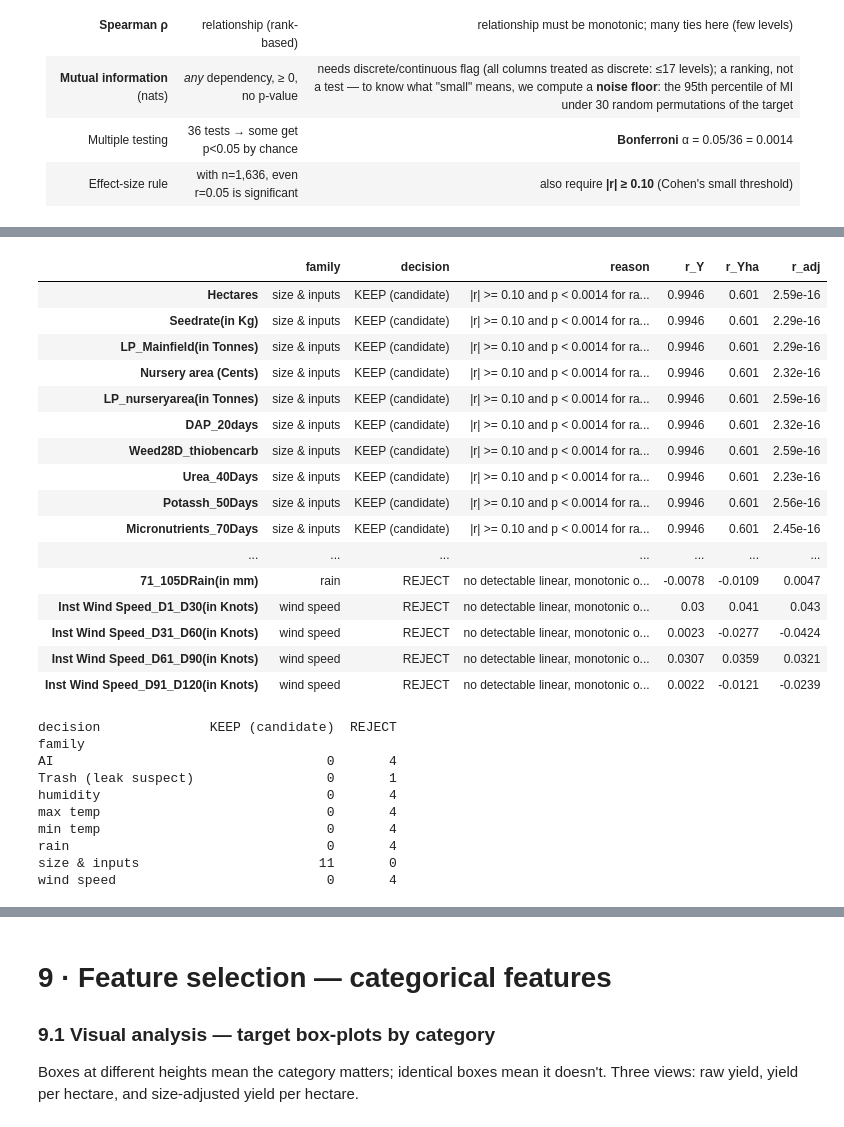
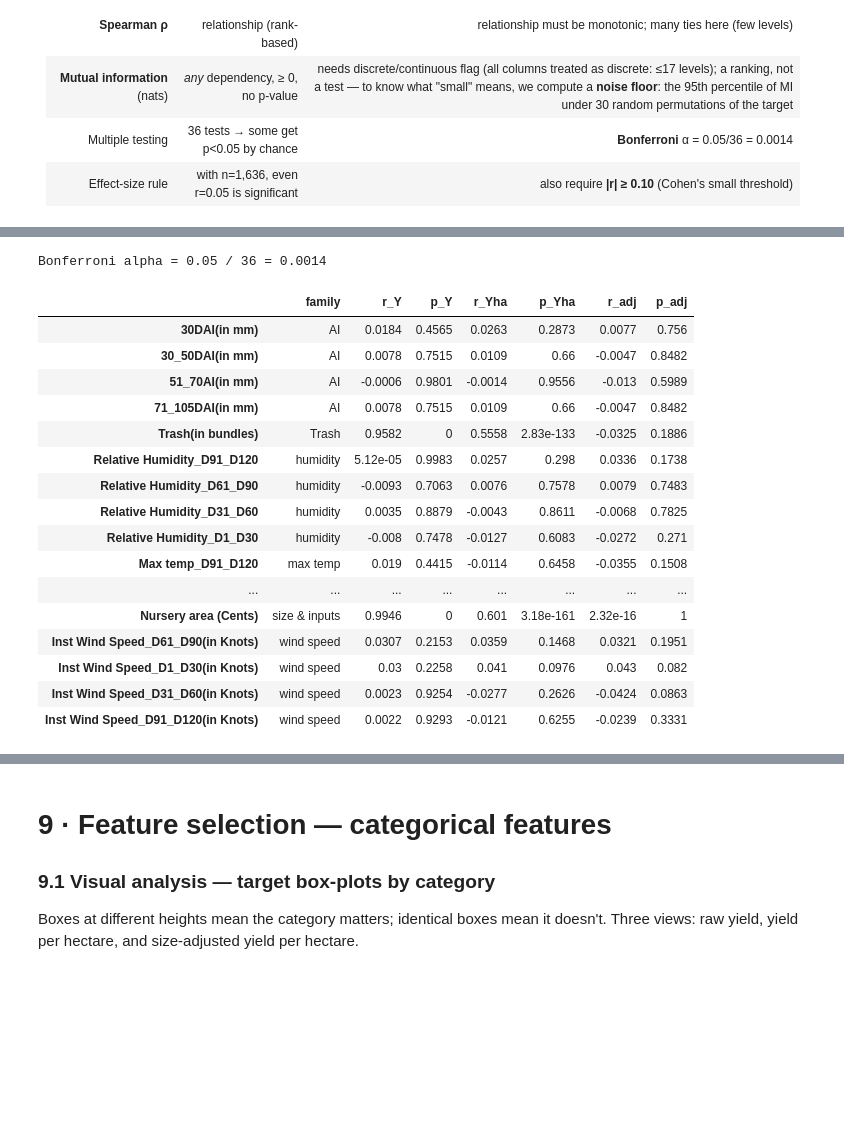
Before and after one commit to phattanaratjeedjeen-sudo/paddy, a Jupyter notebook: src/paddy_ML_regression.ipynb, the cells around one changed output, grey strips where cells are left out. Saved outputs shown, nothing was run; the diff lists cells and outputs as text; code cells hidden in the pictures; blank space fills up the shorter version.

```diff
--- a/src/paddy_ML_regression.ipynb
+++ b/src/paddy_ML_regression.ipynb
@@ -914,50 +904,40 @@ corr(Trash, size-adjusted yield per ha)              = -0.033  (p = 0.19)   <- s
 corr(Trash, yield per ha) inside each plot size: {1: 0.09, 2: -0.03, 3: 0.05, 4: -0.01, 5: -0.2, 6: -0.44}
 Trash per hectare takes the values [80.0, 90.0, 100.0]
 # %%
-# ---- 8.3 continuous feature summary ----
+# ---- 8.3 continuous feature summary (statistics only) ----
 alpha_b = 0.05 / len(NUM)
+print(f'Bonferroni alpha = 0.05 / {len(NUM)} = {alpha_b:.4f}')
+
 def family(c):
     return ('size & inputs' if c == 'Hectares' or c in INPUTS else 'rain' if c in RAIN else 'AI' if c in AI else 'min temp' if c in TMIN else 'max temp' if c in TMAX
-            else 'wind speed' if c in WIND else 'humidity' if c in RH else 'Trash (leak suspect)')
-def decide(c):
-    t = ct_tab.loc[c]
-    if c == TRASH: return 'REJECT', 'leakage: harvest by-product (Section 1.4); its correlation with yield comes only through plot size'
-    sig = lambda r, p: abs(r) >= 0.10 and p < alpha_b
-    sigY, sigH, sigA = sig(t.r_Y, t.p_Y), sig(t.r_Yha, t.p_Yha), sig(t.r_adj, t.p_adj)
-    miY, miH, miA = t.MI_Y > t.MI_Y_floor, t.MI_Yha > t.MI_Yha_floor, t.MI_adj > t.MI_adj_floor
-    if sigY or sigH or sigA: return 'KEEP (candidate)', f"|r| >= 0.10 and p < {alpha_b:.4f} for " + ' / '.join(n for n, f in [('raw yield', sigY), ('yield/ha', sigH), ('size-adjusted yield/ha', sigA)] if f)
-    if miY or miH or miA: return 'WEAK', 'MI above the noise floor but no linear/monotonic effect'
-    return 'REJECT', 'no detectable linear, monotonic or MI relationship with any of the three targets'
+            else 'wind speed' if c in WIND else 'humidity' if c in RH else 'Trash')
 
-summ = pd.DataFrame({c: (family(c),) + decide(c) for c in NUM}, index=['family', 'decision', 'reason']).T
-summ['r_Y'] = ct_tab.r_Y; summ['r_Yha'] = ct_tab.r_Yha; summ['r_adj'] = ct_tab.r_adj
-display(summ.sort_values(['decision', 'family']))
-print(summ.groupby(['family', 'decision']).size().unstack(fill_value=0))
+summ = pd.DataFrame({'family': {c: family(c) for c in NUM}})
+for k in ['r_Y', 'p_Y', 'r_Yha', 'p_Yha', 'r_adj', 'p_adj']: summ[k] = ct_tab[k]
+display(summ.sort_values('family'))
+
+mi_above = pd.Series({c: bool((ct_tab.loc[c, 'MI_Y'] > ct_tab.loc[c, 'MI_Y_floor']) or (ct_tab.loc[c, 'MI_Yha'] > ct_tab.loc[c, 'MI_Yha_floor'])
+                             or (ct_tab.loc[c, 'MI_adj'] > ct_tab.loc[c, 'MI_adj_floor'])) for c in NUM})
+g = summ.assign(**{f'abs_{k}': summ[k].abs() for k in ('r_Y', 'r_Yha', 'r_adj')}).groupby('family')
+display(pd.DataFrame({'n': g.size(), 'max |r_Y|': g.abs_r_Y.max(), 'max |r_Yha|': g.abs_r_Yha.max(), 'max |r_adj|': g.abs_r_adj.max(),
+                      'min p_Y': g.p_Y.min(), 'min p_Yha': g.p_Yha.min(), 'min p_adj': g.p_adj.min(),
+                      'n with MI above floor (any target)': mi_above.groupby(summ.family).sum()}))
 # %% [output]
+Bonferroni alpha = 0.05 / 36 = 0.0014
-|  | family | decision | reason | r_Y | r_Yha | r_adj |
-| Hectares | size & inputs | KEEP (candidate) | |r| >= 0.10 and p < 0.0014 for ra... | 0.9946 | 0.601 | 2.59e-16 |
-| Seedrate(in Kg) | size & inputs | KEEP (candidate) | |r| >= 0.10 and p < 0.0014 for ra... | 0.9946 | 0.601 | 2.29e-16 |
-| LP_Mainfield(in Tonnes) | size & inputs | KEEP (candidate) | |r| >= 0.10 and p < 0.0014 for ra... | 0.9946 | 0.601 | 2.29e-16 |
-| Nursery area (Cents) | size & inputs | KEEP (candidate) | |r| >= 0.10 and p < 0.0014 for ra... | 0.9946 | 0.601 | 2.32e-16 |
-| LP_nurseryarea(in Tonnes) | size & inputs | KEEP (candidate) | |r| >= 0.10 and p < 0.0014 for ra... | 0.9946 | 0.601 | 2.59e-16 |
-| DAP_20days | size & inputs | KEEP (candidate) | |r| >= 0.10 and p < 0.0014 for ra... | 0.9946 | 0.601 | 2.32e-16 |
-| Weed28D_thiobencarb | size & inputs | KEEP (candidate) | |r| >= 0.10 and p < 0.0014 for ra... | 0.9946 | 0.601 | 2.59e-16 |
-| Urea_40Days | size & inputs | KEEP (candidate) | |r| >= 0.10 and p < 0.0014 for ra... | 0.9946 | 0.601 | 2.23e-16 |
-| Potassh_50Days | size & inputs | KEEP (candidate) | |r| >= 0.10 and p < 0.0014 for ra... | 0.9946 | 0.601 | 2.56e-16 |
-| Micronutrients_70Days | size & inputs | KEEP (candidate) | |r| >= 0.10 and p < 0.0014 for ra... | 0.9946 | 0.601 | 2.45e-16 |
-| ... | ... | ... | ... | ... | ... | ... |
-| 71_105DRain(in mm) | rain | REJECT | no detectable linear, monotonic o... | -0.0078 | -0.0109 | 0.0047 |
-| Inst Wind Speed_D1_D30(in Knots) | wind speed | REJECT | no detectable linear, monotonic o... | 0.03 | 0.041 | 0.043 |
-| Inst Wind Speed_D31_D60(in Knots) | wind speed | REJECT | no detectable linear, monotonic o... | 0.0023 | -0.0277 | -0.0424 |
-| Inst Wind Speed_D61_D90(in Knots) | wind speed | REJECT | no detectable linear, monotonic o... | 0.0307 | 0.0359 | 0.0321 |
-| Inst Wind Speed_D91_D120(in Knots) | wind speed | REJECT | no detectable linear, monotonic o... | 0.0022 | -0.0121 | -0.0239 |
+|  | family | r_Y | p_Y | r_Yha | p_Yha | r_adj | p_adj |
+| 30DAI(in mm) | AI | 0.0184 | 0.4565 | 0.0263 | 0.2873 | 0.0077 | 0.756 |
+| 30_50DAI(in mm) | AI | 0.0078 | 0.7515 | 0.0109 | 0.66 | -0.0047 | 0.8482 |
+| 51_70AI(in mm) | AI | -0.0006 | 0.9801 | -0.0014 | 0.9556 | -0.013 | 0.5989 |
+| 71_105DAI(in mm) | AI | 0.0078 | 0.7515 | 0.0109 | 0.66 | -0.0047 | 0.8482 |
+| Trash(in bundles) | Trash | 0.9582 | 0 | 0.5558 | 2.83e-133 | -0.0325 | 0.1886 |
+| Relative Humidity_D91_D120 | humidity | 5.12e-05 | 0.9983 | 0.0257 | 0.298 | 0.0336 | 0.1738 |
+| Relative Humidity_D61_D90 | humidity | -0.0093 | 0.7063 | 0.0076 | 0.7578 | 0.0079 | 0.7483 |
+| Relative Humidity_D31_D60 | humidity | 0.0035 | 0.8879 | -0.0043 | 0.8611 | -0.0068 | 0.7825 |
+| Relative Humidity_D1_D30 | humidity | -0.008 | 0.7478 | -0.0127 | 0.6083 | -0.0272 | 0.271 |
+| Max temp_D91_D120 | max temp | 0.019 | 0.4415 | -0.0114 | 0.6458 | -0.0355 | 0.1508 |
+| ... | ... | ... | ... | ... | ... | ... | ... |
+| Nursery area (Cents) | size & inputs | 0.9946 | 0 | 0.601 | 3.18e-161 | 2.32e-16 | 1 |
+| Inst Wind Speed_D61_D90(in Knots) | wind speed | 0.0307 | 0.2153 | 0.0359 | 0.1468 | 0.0321 | 0.1951 |
+| Inst Wind Speed_D1_D30(in Knots) | wind speed | 0.03 | 0.2258 | 0.041 | 0.0976 | 0.043 | 0.082 |
+| Inst Wind Speed_D31_D60(in Knots) | wind speed | 0.0023 | 0.9254 | -0.0277 | 0.2626 | -0.0424 | 0.0863 |
+| Inst Wind Speed_D91_D120(in Knots) | wind speed | 0.0022 | 0.9293 | -0.0121 | 0.6255 | -0.0239 | 0.3331 |
-decision              KEEP (candidate)  REJECT
-family
-AI                                   0       4
-Trash (leak suspect)                 0       1
-humidity                             0       4
-max temp                             0       4
-min temp                             0       4
-rain                                 0       4
-size & inputs                       11       0
-wind speed                           0       4
```
Also changed, not shown: parts of 28 cells of this notebook, 1 other file.
